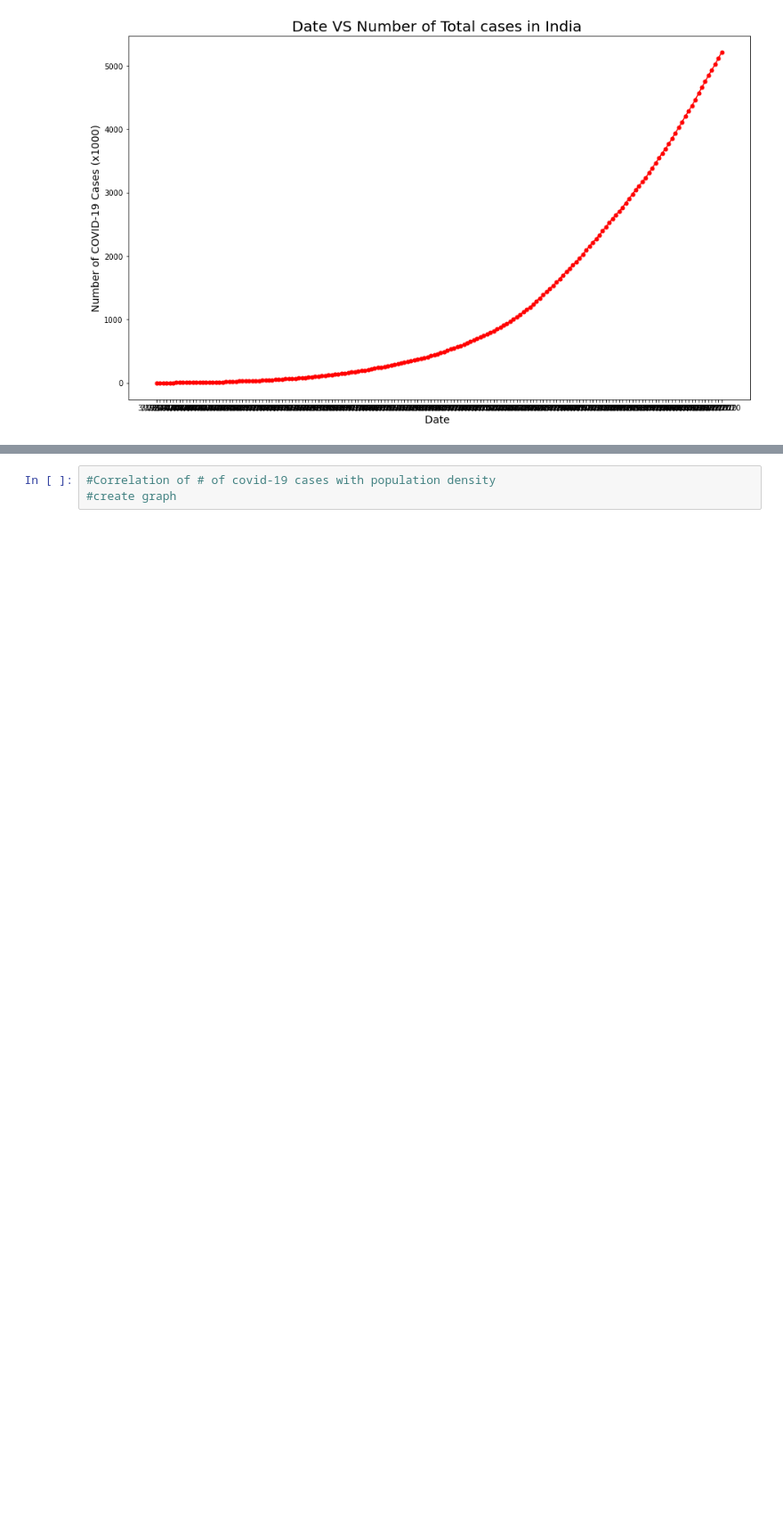
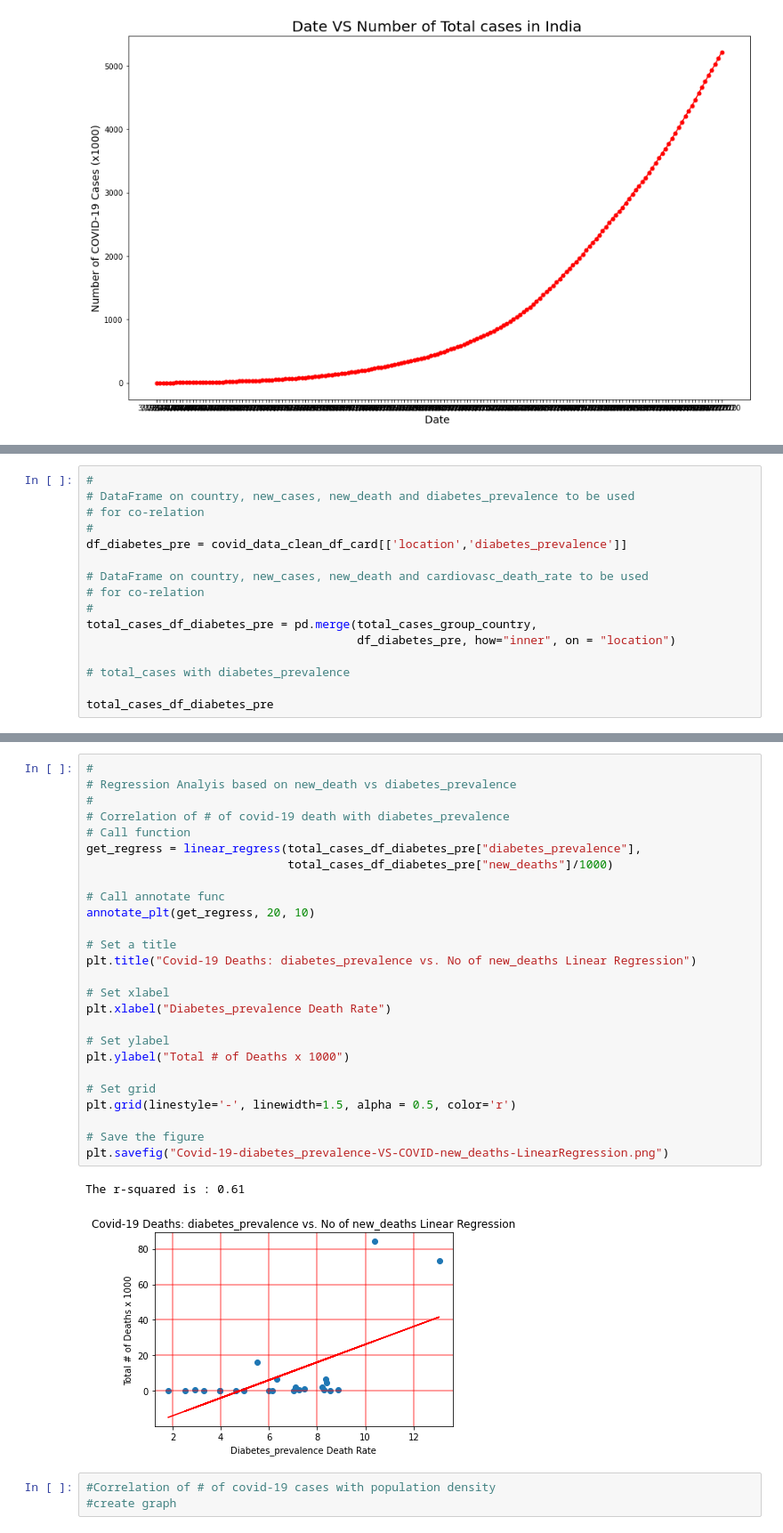
Before and after one commit to jjjdewan/ucb-data-visualization-msgrp-project1-covid-19, a Jupyter notebook: covid-19-project-challenge.ipynb, the cells around one changed output, grey strips where cells are left out. Shown: that part at 89% size. Cells and saved outputs as stored; diff of their text form; blank space fills up the shorter version.

```diff
--- a/covid-19-project-challenge.ipynb
+++ b/covid-19-project-challenge.ipynb
@@ -340,0 +469,16 @@ plt.show()
+# %%
+#
+# DataFrame on country, new_cases, new_death and diabetes_prevalence to be used
+# for co-relation
+#
+df_diabetes_pre = covid_data_clean_df_card[['location','diabetes_prevalence']]
+
+# DataFrame on country, new_cases, new_death and cardiovasc_death_rate to be used
+# for co-relation
+#
+total_cases_df_diabetes_pre = pd.merge(total_cases_group_country,
+                                       df_diabetes_pre, how="inner", on = "location")
+
+# total_cases with diabetes_prevalence
+
+total_cases_df_diabetes_pre
@@ -341,3 +503,32 @@ plt.show()
+# %%
+#
+# Regression Analyis based on new_death vs diabetes_prevalence
+#
+# Correlation of # of covid-19 death with diabetes_prevalence
+# Call function
+get_regress = linear_regress(total_cases_df_diabetes_pre["diabetes_prevalence"],
+                             total_cases_df_diabetes_pre["new_deaths"]/1000)
+
+# Call annotate func
+annotate_plt(get_regress, 20, 10)
+
+# Set a title
+plt.title("Covid-19 Deaths: diabetes_prevalence vs. No of new_deaths Linear Regression")
+
+# Set xlabel
+plt.xlabel("Diabetes_prevalence Death Rate")
+
+# Set ylabel
+plt.ylabel("Total # of Deaths x 1000")
+
+# Set grid
+plt.grid(linestyle='-', linewidth=1.5, alpha = 0.5, color='r')
+
+# Save the figure
+plt.savefig("Covid-19-diabetes_prevalence-VS-COVID-new_deaths-LinearRegression.png")
+# %% [output]
+The r-squared is : 0.61
+[figure, added]
 # %%
 #Correlation of # of covid-19 cases with population density
 #create graph
```
Also changed, not shown: parts of 10 cells of this notebook.
